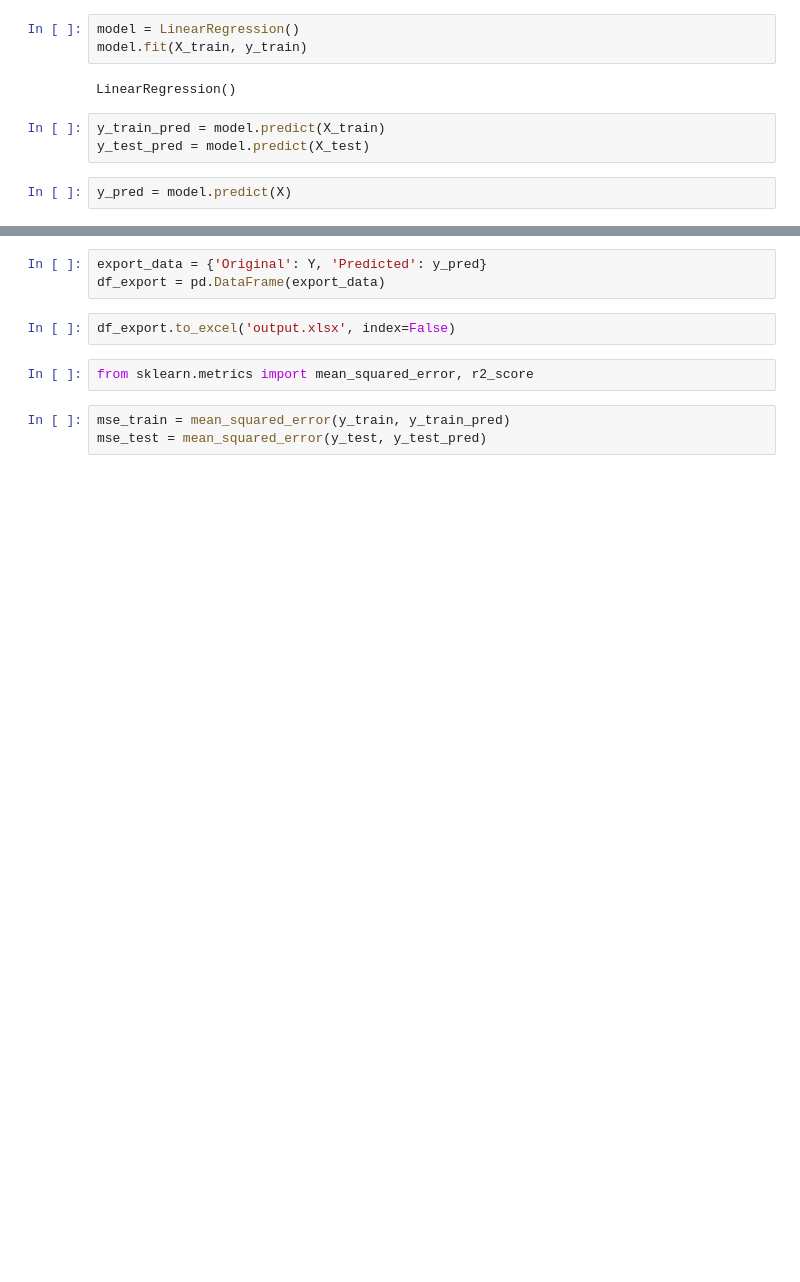
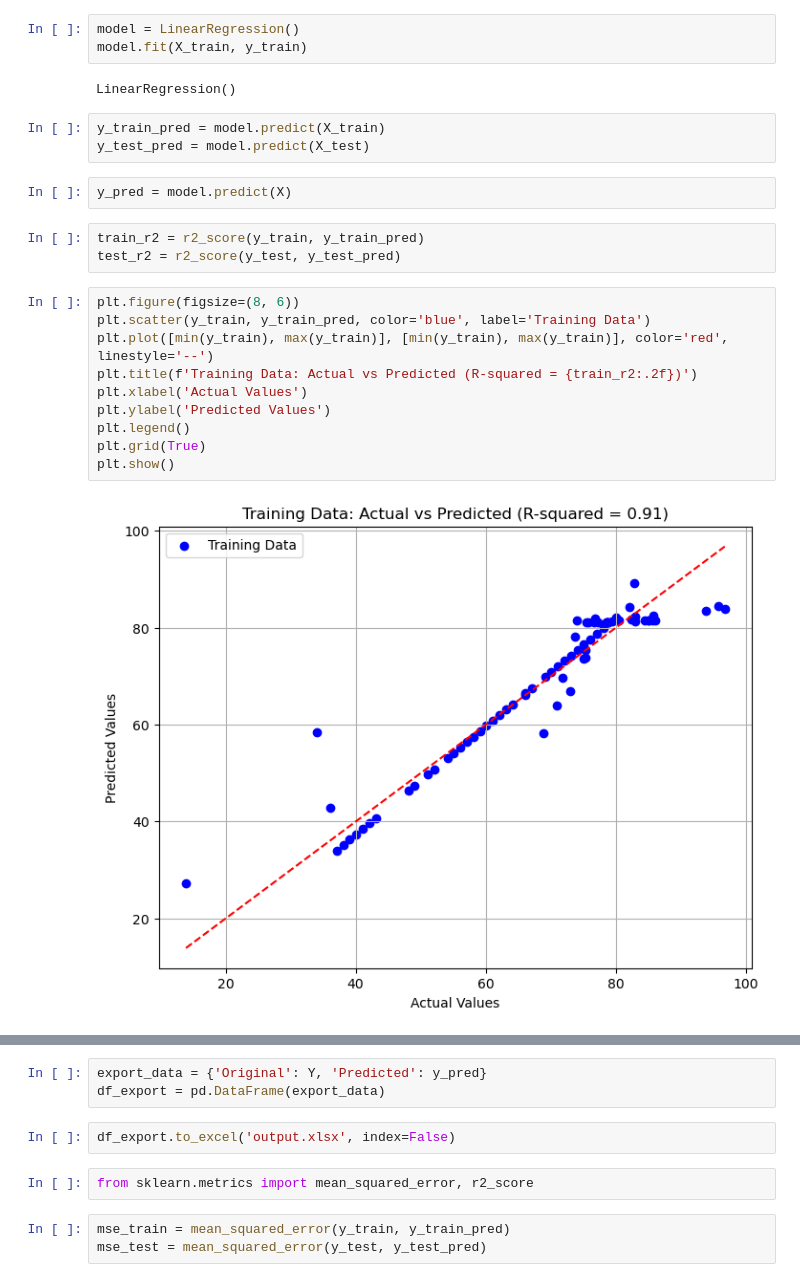
Before and after one commit to rehmansohail/Modelling-the-Reactive-Extraction-Process-of-Beta-Alanine, a Jupyter notebook: linear_regression_opti.ipynb, the cells around one changed output, grey strips where cells are left out. Cells and saved outputs as stored; diff of their text form; blank space fills up the shorter version.

Commit message:
added graphs

```diff
--- a/linear_regression_opti.ipynb
+++ b/linear_regression_opti.ipynb
@@ -57,3 +58,18 @@ y_train_pred = model.predict(X_train)
 y_test_pred = model.predict(X_test)
 # %%
 y_pred = model.predict(X)
+# %%
+train_r2 = r2_score(y_train, y_train_pred)
+test_r2 = r2_score(y_test, y_test_pred)
+# %%
+plt.figure(figsize=(8, 6))
+plt.scatter(y_train, y_train_pred, color='blue', label='Training Data')
+plt.plot([min(y_train), max(y_train)], [min(y_train), max(y_train)], color='red', linestyle='--')
+plt.title(f'Training Data: Actual vs Predicted (R-squared = {train_r2:.2f})')
+plt.xlabel('Actual Values')
+plt.ylabel('Predicted Values')
+plt.legend()
+plt.grid(True)
+plt.show()
+# %% [output]
+[figure, added]
```
Also changed, not shown: parts of 4 cells of this notebook, 1 other file.
